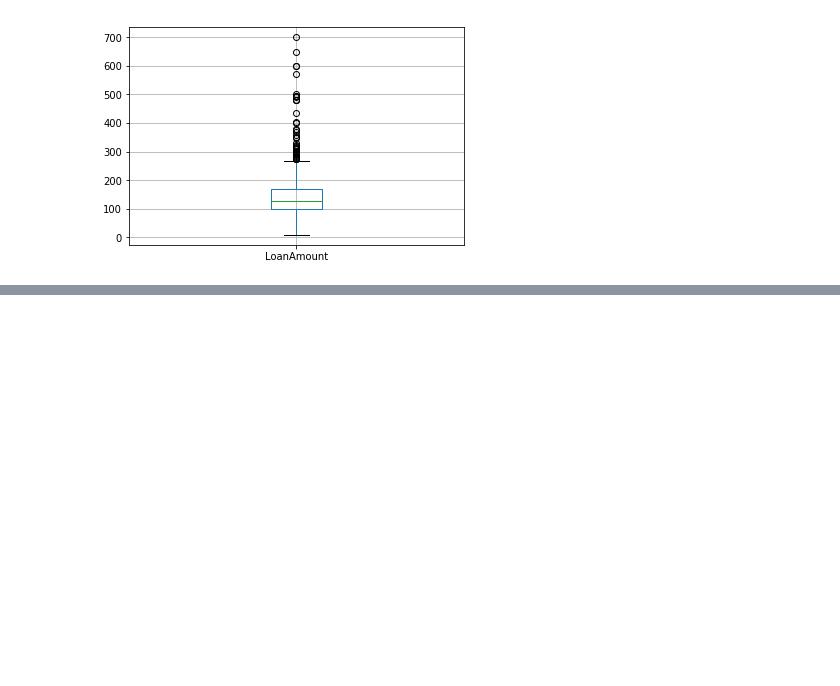
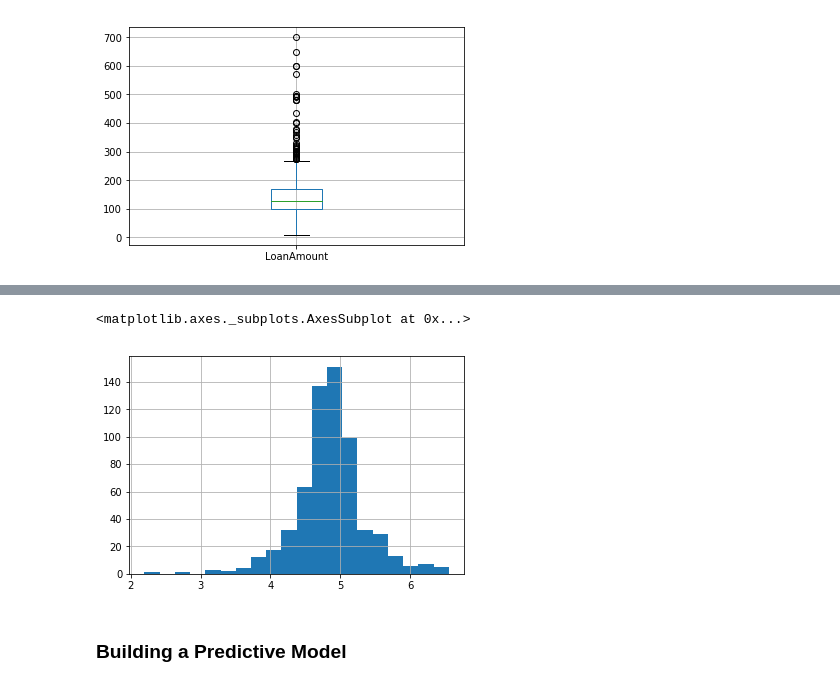
Before and after one commit to PRIYESHPES/DataScience-Loan-Prediction, a Jupyter notebook: Loan Prediction.ipynb, the cells around one changed output, grey strips where cells are left out. Cells and saved outputs as stored; diff of their text form; code cells hidden in the pictures; blank space fills up the shorter version.

```diff
--- a/Loan Prediction.ipynb
+++ b/Loan Prediction.ipynb
@@ -101,0 +169,9 @@ df.boxplot(column='LoanAmount')
+# %%
+df['TotalIncome']=df['ApplicantIncome'] + df['CoapplicantIncome']
+df['TotalIncome_log']=np.log(df['TotalIncome'])
+df['LoanAmount_log'].hist(bins=20)
+# %% [output]
+<matplotlib.axes._subplots.AxesSubplot at 0x...>
+[figure, added]
+# %% [markdown]
+### Building a Predictive Model
```
Also changed, not shown: parts of 22 cells of this notebook.
